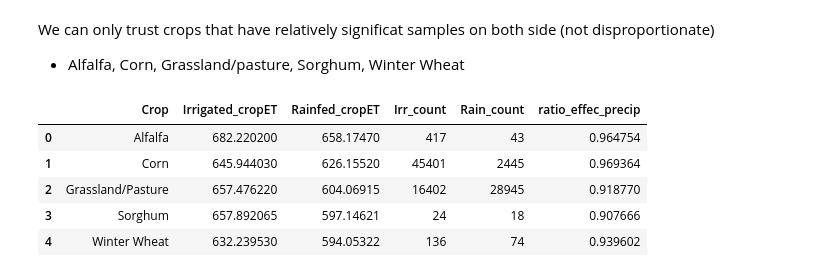
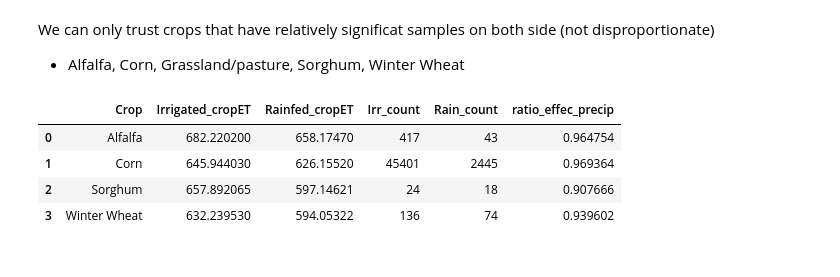
Before and after one commit to mdfahimhasan/WestUS_Peff, a Jupyter notebook: Codes/Exp_Data_Analysis/Drivers_of_ET_NE.ipynb, the cells around one changed output. Saved outputs shown, nothing was run; the diff lists cells and outputs as text; code cells hidden in the pictures.

```diff
--- a/Codes/Exp_Data_Analysis/Drivers_of_ET_NE.ipynb
+++ b/Codes/Exp_Data_Analysis/Drivers_of_ET_NE.ipynb
@@ -356,17 +367,16 @@ effective_precip_ratio_df
 We can only trust crops that have relatively significat samples on both side (not disproportionate)
 - Alfalfa, Corn, Grassland/pasture, Sorghum, Winter Wheat
 # %%
-selected_crops = ['Alfalfa','Corn', 'Grassland/Pasture', 'Sorghum', 'Winter Wheat']
+selected_crops = ['Alfalfa','Corn', 'Sorghum', 'Winter Wheat']
 effective_precip_ratio_df = effective_precip_ratio_df[effective_precip_ratio_df['Crop'].isin(selected_crops)]
 effective_precip_ratio_df = effective_precip_ratio_df.reset_index(drop=True)
 effective_precip_ratio_df
 # %% [output]
 |  | Crop | Irrigated_cropET | Rainfed_cropET | Irr_count | Rain_count | ratio_effec_precip |
 | 0 | Alfalfa | 682.220200 | 658.17470 | 417 | 43 | 0.964754 |
 | 1 | Corn | 645.944030 | 626.15520 | 45401 | 2445 | 0.969364 |
-| 2 | Grassland/Pasture | 657.476220 | 604.06915 | 16402 | 28945 | 0.918770 |
-| 3 | Sorghum | 657.892065 | 597.14621 | 24 | 18 | 0.907666 |
-| 4 | Winter Wheat | 632.239530 | 594.05322 | 136 | 74 | 0.939602 |
+| 2 | Sorghum | 657.892065 | 597.14621 | 24 | 18 | 0.907666 |
+| 3 | Winter Wheat | 632.239530 | 594.05322 | 136 | 74 | 0.939602 |
 # %%
 fig, ax = plt.subplots(figsize=(8, 6))
 sns.set_style("darkgrid")
```
Also changed, not shown: parts of 3 cells of this notebook, 11 other files.
